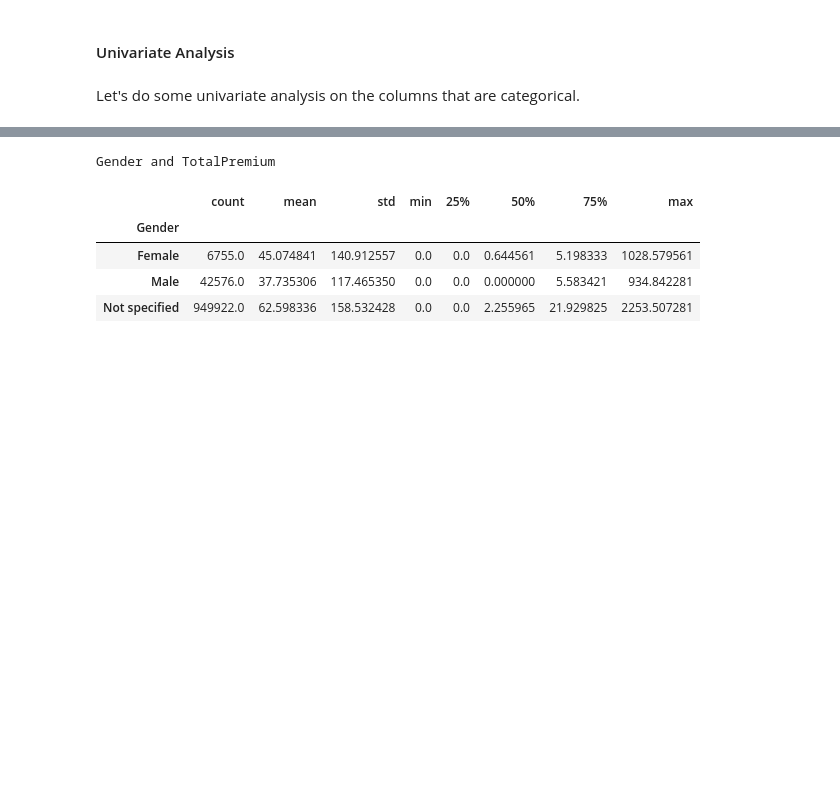
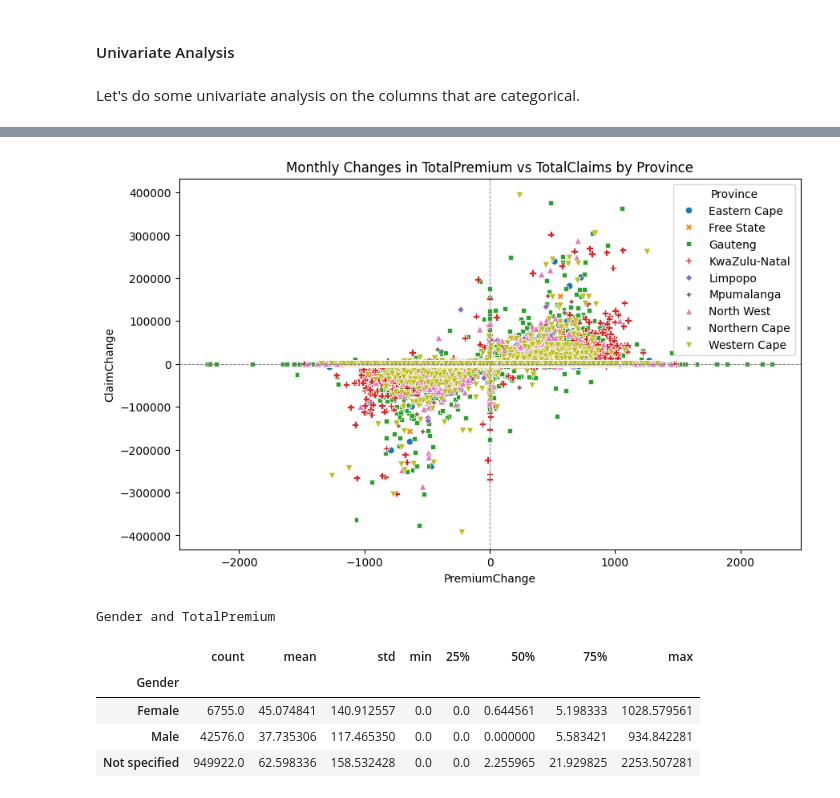
Before and after one commit to mussewold/insurance-data-analysis, a Jupyter notebook: notebooks/eda.ipynb, the cells around one changed output, grey strips where cells are left out. Drawn from its saved outputs; the diff is of its cells as text; code cells hidden in the pictures; blank space fills up the shorter version.

```diff
--- a/notebooks/eda.ipynb
+++ b/notebooks/eda.ipynb
@@ -238,3 +304,7 @@ SyntaxError: invalid syntax (1797750621.py, line 4)
+# %%
+plots.scatter_plot(df, 'PremiumChange', 'ClaimChange', 'Province', 'Monthly Changes in TotalPremium vs TotalClaims by Province')
+# %% [output]
+[figure, added]
 # %%
 # gender and TotalPremium
 print('Gender and TotalPremium')
```
Also changed, not shown: parts of 13 cells of this notebook, 2 other files.
